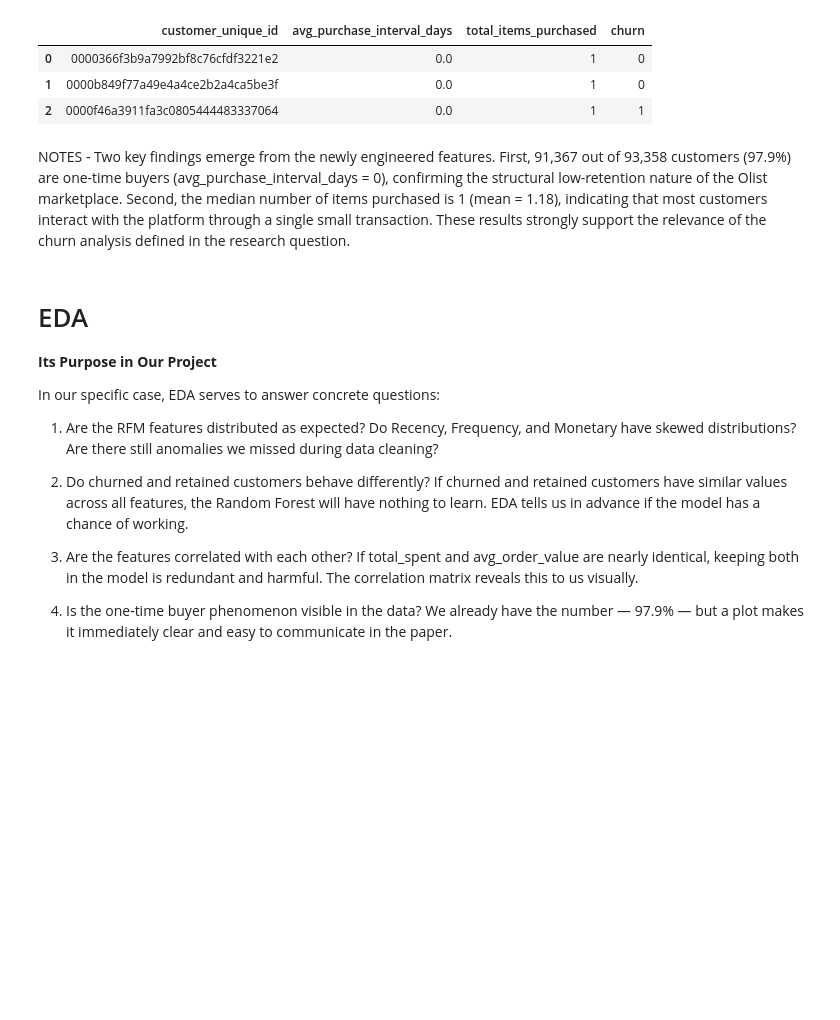
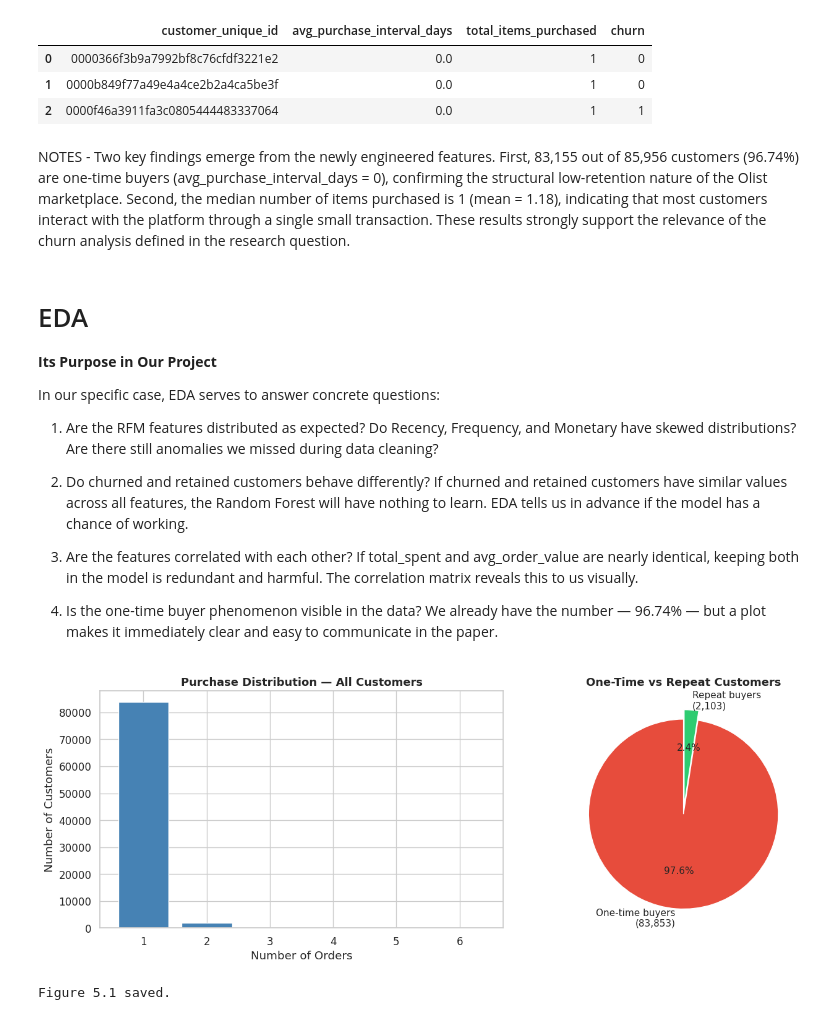
Before and after one commit to lucia-dasku/ecommerce-retention-bi, a Jupyter notebook: Group28_ecommerce_retention_bi.ipynb, the cells around one changed output. Saved outputs shown, nothing was run; the diff lists cells and outputs as text; code cells hidden in the pictures; blank space fills up the shorter version.

```diff
--- a/Group28_ecommerce_retention_bi.ipynb
+++ b/Group28_ecommerce_retention_bi.ipynb
@@ -820,8 +869,7 @@ right-skewed and the median is robust to extreme values.
 
 sns.set_theme(style="whitegrid", palette="muted", font_scale=1.1)
 
-cols_to_impute = ['avg_review_score', 'avg_delivery_time',
-                  'avg_item_price', 'avg_order_value']
+cols_to_impute = ['avg_review_score', 'avg_delivery_time', 'avg_order_value']
 
 for col in cols_to_impute:
     median_val = customer_df[col].median()
@@ -1187,7 +1234,7 @@ Sample — new features:
 | 2 | 0000f46a3911fa3c0805444483337064 | 0.0 | 1 | 1 |
 # %% [markdown]
 NOTES - Two key findings emerge from the newly engineered features.
-First, 91,367 out of 93,358 customers (97.9%) are one-time buyers
+First, 83,155 out of 85,956 customers (96.74%) are one-time buyers
 (avg_purchase_interval_days = 0), confirming the structural low-retention
 nature of the Olist marketplace. Second, the median number of items
 purchased is 1 (mean = 1.18), indicating that most customers interact
@@ -1211,4 +1258,49 @@ If churned and retained customers have similar values across all features, the R
 If total_spent and avg_order_value are nearly identical, keeping both in the model is redundant and harmful. The correlation matrix reveals this to us visually.
 
 4. Is the one-time buyer phenomenon visible in the data?
-We already have the number — 97.9% — but a plot makes it immediately clear and easy to communicate in the paper.
+We already have the number — 96.74% — but a plot makes it immediately clear and easy to communicate in the paper.
+# %%
+# Purchase Distribution
+# How many orders do customers place?
+# Expected: extreme concentration at 1 order (one-time buyers)
+
+import matplotlib.pyplot as plt
+import seaborn as sns
+
+sns.set_theme(style="whitegrid", palette="muted", font_scale=1.1)
+
+fig, axes = plt.subplots(1, 2, figsize=(14, 5))
+
+# Plot 1: Full distribution of total_orders
+order_counts = customer_df['total_orders'].value_counts().sort_index()
+
+axes[0].bar(order_counts.index, order_counts.values,
+            color='steelblue', edgecolor='white')
+axes[0].set_title('Purchase Distribution — All Customers',
+                   fontsize=13, fontweight='bold')
+axes[0].set_xlabel('Number of Orders')
+axes[0].set_ylabel('Number of Customers')
+axes[0].set_xticks(range(1, order_counts.index.max() + 1))
+
+# Plot 2: One-time vs repeat customers (pie chart)
+one_time   = (customer_df['total_orders'] == 1).sum()
+repeat     = (customer_df['total_orders'] > 1).sum()
+labels     = [f'One-time buyers\n({one_time:,})',
+              f'Repeat buyers\n({repeat:,})']
+sizes      = [one_time, repeat]
+colors     = ['#e74c3c', '#2ecc71']
+explode    = (0.05, 0.05)
+
+axes[1].pie(sizes, labels=labels, colors=colors, explode=explode,
+            autopct='%1.1f%%', startangle=90,
+            textprops={'fontsize': 11})
+axes[1].set_title('One-Time vs Repeat Customers',
+                   fontsize=13, fontweight='bold')
+
+plt.tight_layout()
+plt.savefig('/content/drive/MyDrive/BI_project/eda_purchase_distribution.png',
+            dpi=150, bbox_inches='tight')
+plt.show()
+# %% [output]
+[figure, added]
+Figure 5.1 saved.
```
Also changed, not shown: parts of 36 cells of this notebook.
